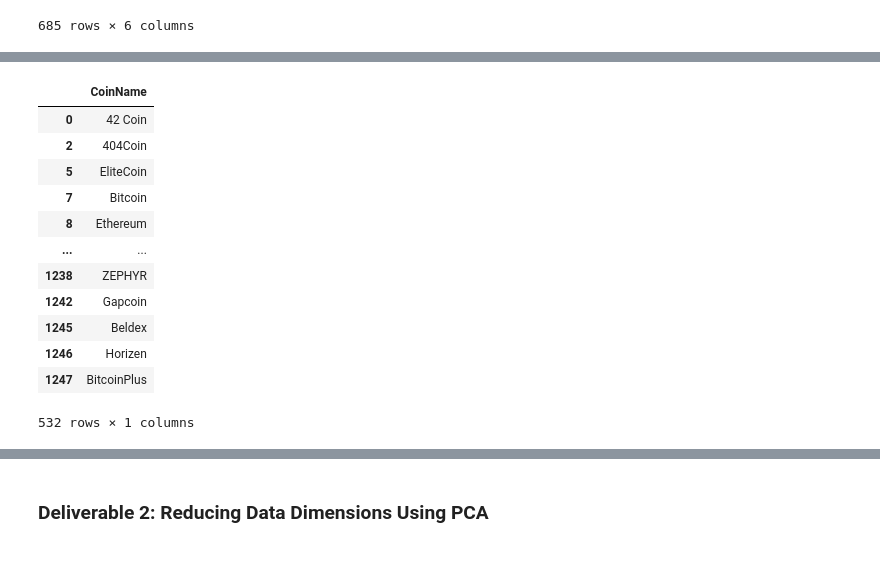
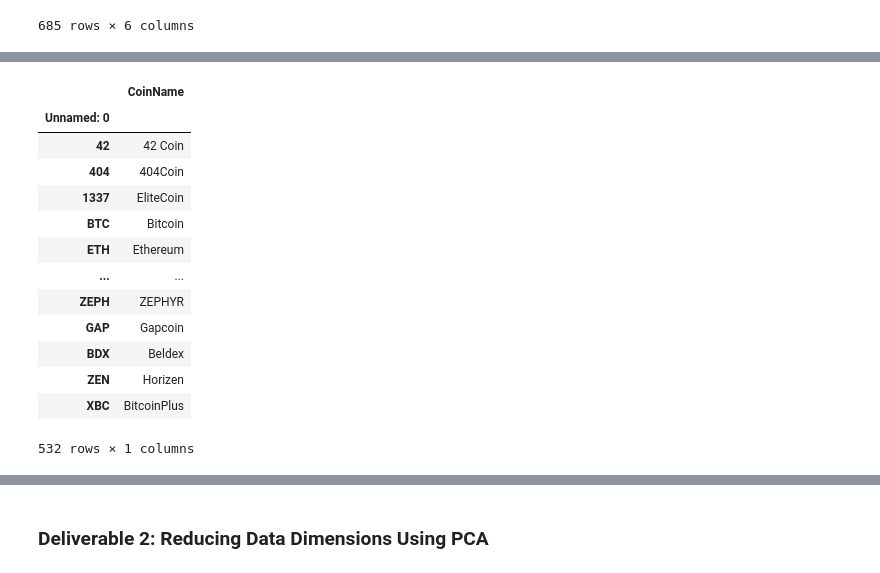
Before and after one commit to temersonzetina/Cryptocurrencies, a Jupyter notebook: Challenge/crypto_clustering.ipynb, the cells around one changed output, grey strips where cells are left out. Cells and saved outputs as stored; diff of their text form; code cells hidden in the pictures.

```diff
--- a/Challenge/crypto_clustering.ipynb
+++ b/Challenge/crypto_clustering.ipynb
@@ -14,8 +14,8 @@ from sklearn.cluster import KMeans
 # %%
 # Load the crypto_data.csv dataset.
 file_path = "crypto_data.csv"
-df_shopping = pd.read_csv(file_path)
-df_shopping.head(10)
+df_crypto_data = pd.read_csv(file_path)
+df_crypto_data.head(10)
 # %% [output]
 |  | Unnamed: 0 | CoinName | Algorithm | IsTrading | ProofType | TotalCoinsMined | TotalCoinSupply |
 | 0 | 42 | 42 Coin | Scrypt | True | PoW/PoS | 4.199995e+01 | 42 |
@@ -30,7 +30,8 @@ df_shopping.head(10)
 | 9 | LTC | Litecoin | Scrypt | True | PoW | 6.303924e+07 | 84000000 |
 # %%
 # Keep all the cryptocurrencies that are being traded.
-df = df_shopping[df_shopping['IsTrading'] == True]
+df = df_crypto_data[df_crypto_data['IsTrading'] == True]
+df
 # %% [output]
 |  | Unnamed: 0 | CoinName | Algorithm | IsTrading | ProofType | TotalCoinsMined | TotalCoinSupply |
 | 0 | 42 | 42 Coin | Scrypt | True | PoW/PoS | 4.199995e+01 | 42 |
@@ -70,6 +85,7 @@ df.dropna()
 685 rows × 6 columns
 # %%
 # Keep the rows where coins are mined.
-df = df[df['TotalCoinsMined'] > 0]
-df
+crypto_df = df[df['TotalCoinsMined'] > 0]
+crypto_df = crypto_df.set_index('Unnamed: 0')
+crypto_df
 # %% [output]
@@ -88,21 +105,23 @@ df
 532 rows × 5 columns
 # %%
 # Create a new DataFrame that holds only the cryptocurrencies names.
-df_names = df['CoinName']
-df_names.to_frame()
+df_names = crypto_df['CoinName']
+df_names = df_names.to_frame()
+df_names
 # %% [output]
 |  | CoinName |
-| 0 | 42 Coin |
-| 2 | 404Coin |
-| 5 | EliteCoin |
-| 7 | Bitcoin |
-| 8 | Ethereum |
+| Unnamed: 0 |  |
+| 42 | 42 Coin |
+| 404 | 404Coin |
+| 1337 | EliteCoin |
+| BTC | Bitcoin |
+| ETH | Ethereum |
 | ... | ... |
-| 1238 | ZEPHYR |
-| 1242 | Gapcoin |
-| 1245 | Beldex |
-| 1246 | Horizen |
-| 1247 | BitcoinPlus |
+| ZEPH | ZEPHYR |
+| GAP | Gapcoin |
+| BDX | Beldex |
+| ZEN | Horizen |
+| XBC | BitcoinPlus |
 532 rows × 1 columns
 # %%
 # Drop the 'CoinName' column since it's not going to be used on the clustering algorithm.
```
Also changed, not shown: parts of 21 cells of this notebook.
